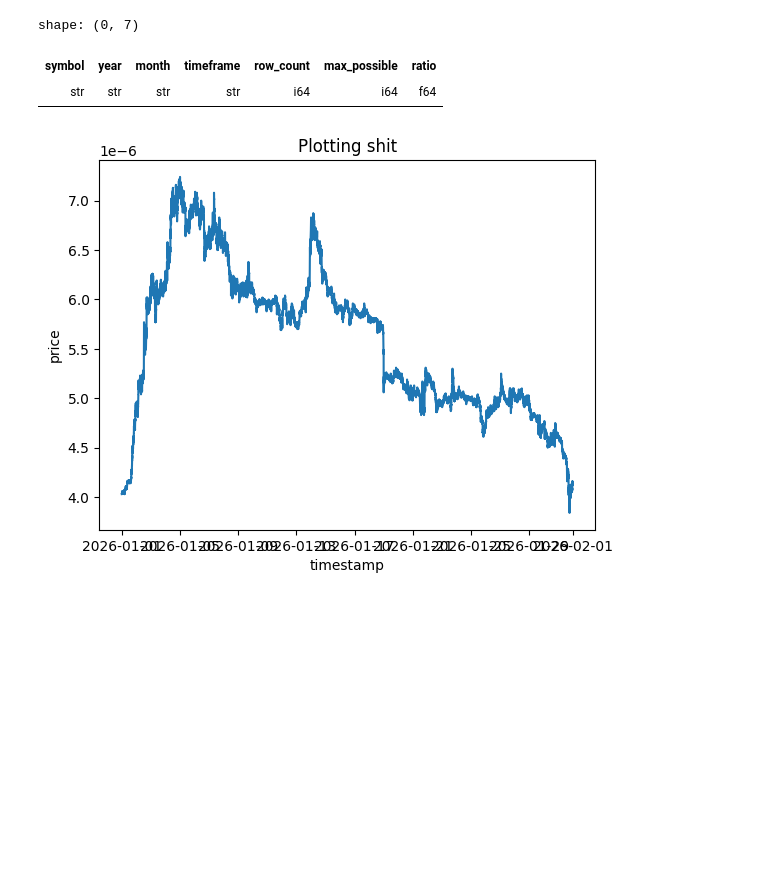
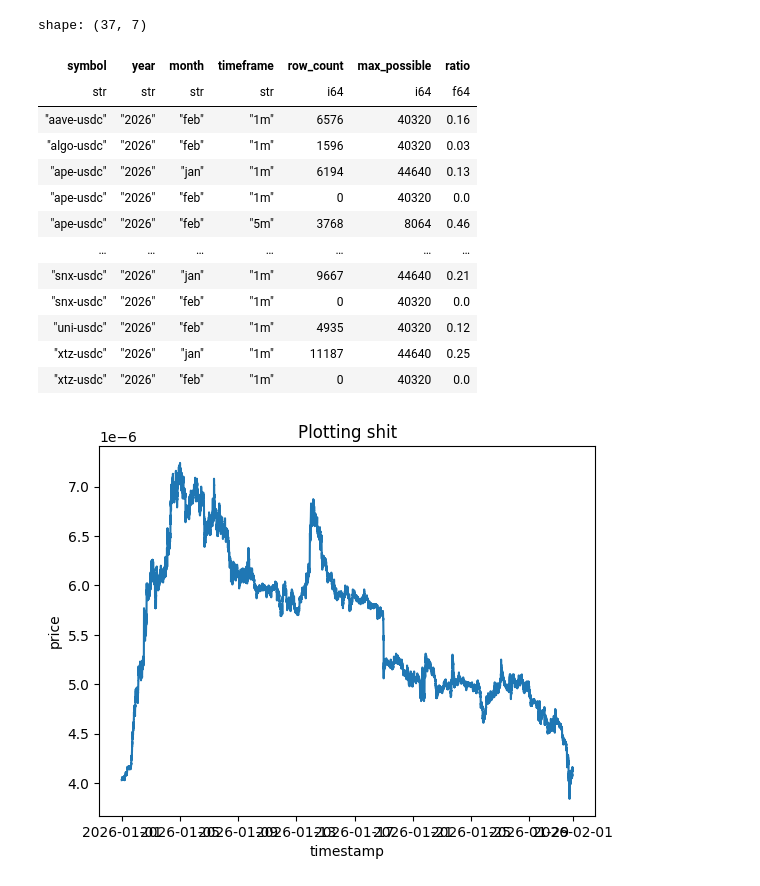
Before and after one commit to Zoltesh/mad_money, a Jupyter notebook: src/main.ipynb, the cells around one changed output. Drawn from its saved outputs; the diff is of its cells as text; code cells hidden in the pictures; blank space fills up the shorter version.

```diff
--- a/src/main.ipynb
+++ b/src/main.ipynb
@@ -10,21 +10,32 @@ base_path = Path("../data/coinbase/ohlcv")
 # %%
 report = parquet_coverage_report(
     base_path=base_path,
-    symbols = ["btc-usdc"],
-    years=["2020"],
-    # months=[1],
-    # timeframes=["1m", "5m"],
+    symbols = ["aave-usdc"],
+    years=["2026"],
+    months=[1, 2],
+    # timeframes=["5m"],
 )
 # %%
 filtered_report = report.filter(
-    pl.col("ratio") > 0.1,
+    pl.col("ratio") < 0.5,
     # pl.col("ratio") < 0.9
     )
 filtered_report.head(100)
 # %% [output]
-shape: (0, 7)
+shape: (37, 7)
 | symbol | year | month | timeframe | row_count | max_possible | ratio |
 | str | str | str | str | i64 | i64 | f64 |
+| "aave-usdc" | "2026" | "feb" | "1m" | 6576 | 40320 | 0.16 |
+| "algo-usdc" | "2026" | "feb" | "1m" | 1596 | 40320 | 0.03 |
+| "ape-usdc" | "2026" | "jan" | "1m" | 6194 | 44640 | 0.13 |
+| "ape-usdc" | "2026" | "feb" | "1m" | 0 | 40320 | 0.0 |
+| "ape-usdc" | "2026" | "feb" | "5m" | 3768 | 8064 | 0.46 |
+| … | … | … | … | … | … | … |
+| "snx-usdc" | "2026" | "jan" | "1m" | 9667 | 44640 | 0.21 |
+| "snx-usdc" | "2026" | "feb" | "1m" | 0 | 40320 | 0.0 |
+| "uni-usdc" | "2026" | "feb" | "1m" | 4935 | 40320 | 0.12 |
+| "xtz-usdc" | "2026" | "jan" | "1m" | 11187 | 44640 | 0.25 |
+| "xtz-usdc" | "2026" | "feb" | "1m" | 0 | 40320 | 0.0 |
 # %%
 df = pl.read_parquet(f"{base_path}/pepe-usdc/1m/2026/01.parquet")
 # %%
```
Also changed, not shown: 3 other files.
